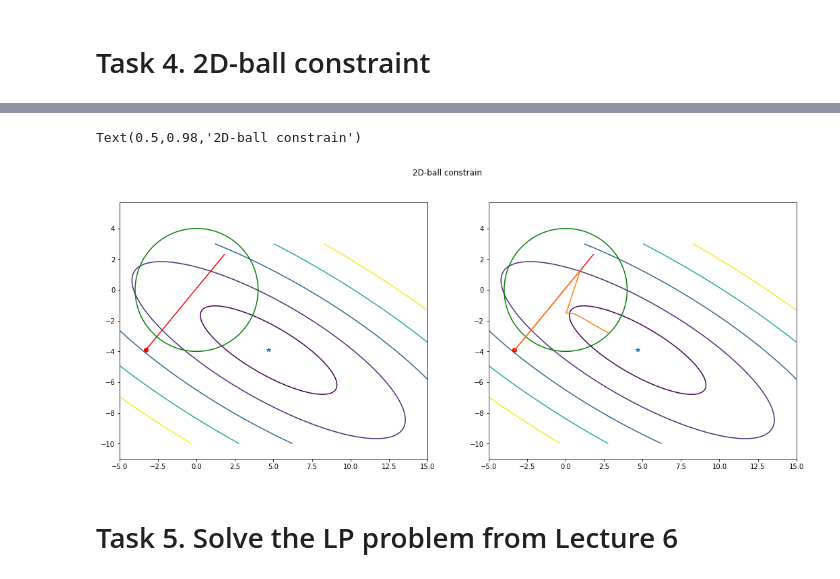
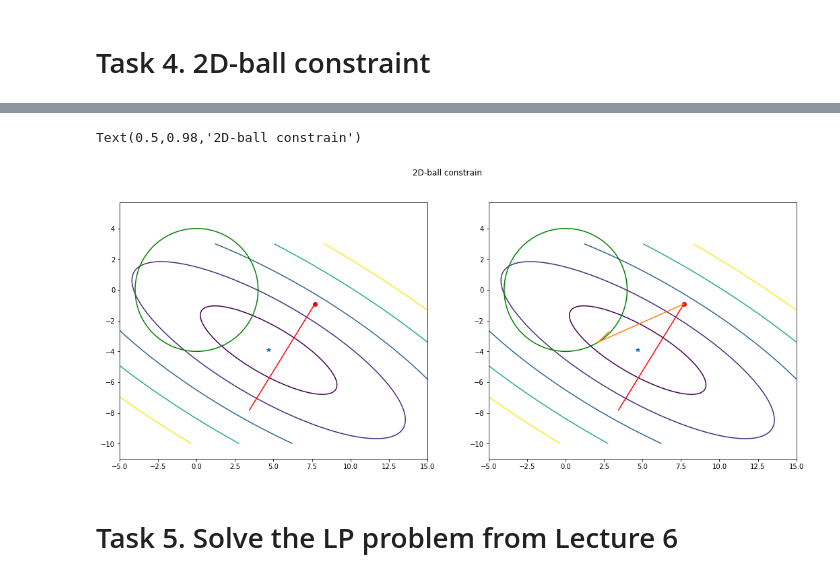
Before and after one commit to NightFantom/ConvexOptimization, a Jupyter notebook: Homework.ipynb, the cells around one changed output, grey strips where cells are left out. Drawn from its saved outputs; the diff is of its cells as text; code cells hidden in the pictures.

```diff
--- a/Homework.ipynb
+++ b/Homework.ipynb
@@ -25,15 +25,15 @@ class Descent:
     def project_func(self, point):
         return point
 
-    def calculate_lambda(self, point, gradient, Weight_matrix) -> int:
-        val = gradient(point)
-        abs_val = np.absolute(val)
-        numerator = abs_val.dot(abs_val)
-        denumerator = val.T.dot(2*Weight_matrix).dot(val)
+    def calculate_lambda(self, point, gradient, Weight_matrix, bias) -> int:
+        val_grad = gradient(point)
+        numerator = val_grad.dot(Weight_matrix.dot(point) + bias)
+        denumerator = val_grad.dot(Weight_matrix.dot(val_grad))
         return numerator / denumerator
 
 
-    def __call__(self, start_point, func, gradient, Weight_matrix, x_star):
+
+    def __call__(self, start_point, func, gradient, Weight_matrix, bias, x_star):
         current_point = start_point
         alfa = 0.1
         x_array = []
@@ -46,7 +46,7 @@ class Descent:
             f_k.append(current_func_val)
 
             p = self.find_p(gradient, current_point)
-            lamd = self.calculate_lambda(current_point, gradient, Weight_matrix)
+            lamd = self.calculate_lambda(current_point, gradient, Weight_matrix, bias)
             second_counter = 0
             while second_counter < 10:
                 second_counter +=1
@@ -98,7 +98,7 @@ class GradientDescentProject(GradientDescent):
         super().__init__()
         self.project_func = project_func
 
-    def calculate_lambda(self, point, gradient, Weight_matrix) -> int:
+    def calculate_lambda(self, point, gradient, Weight_matrix, bias) -> int:
         return 1 / (1 + self._step)
 # %%
 def quad(Q, b, x):
@@ -154,7 +154,7 @@ def init():
     X, Y = np.meshgrid(np.linspace(-5, 15, 400), np.linspace(-10, 3, 100))
     Z_quad = quad_2d_XY(Q, b, X, Y)
     x_star = -np.linalg.inv(Q).dot(b)
-    x_0 = x_star - [8, 0]
+    x_0 = x_star - [-3, -3]
     print(x_star)
     gamma = 0.6
     levels = quad(Q, b, x_star) + np.linspace(0, 10, 6)**2
@@ -379,7 +379,7 @@ project = CircleProjection(r)
 descent = GradientDescentProject(project)
 # run solver for two different initial conditions
 print("Run solver")
-alg_data = descent(x_0, lambda x : quad(Q, b, x), lambda x : quad_grad(Q, b, x), Q, x_star)
+alg_data = descent(x_0, lambda x : quad(Q, b, x), lambda x : quad_grad(Q, b, x), Q, b, x_star)
 x_data = np.array(alg_data['x_k'])
 axes[1].plot(x_data[:, 0], x_data[:, 1],)
 plt.suptitle("2D-ball constrain")
@@ -388,7 +388,7 @@ mu = 0.31224936468495423, L = 3.291112700725653
 [ 4.68399741 -3.91749557]
 Run solver
 Text(0.5,0.98,'2D-ball constrain')
-[figure, old version]
+[figure, new version]
 # %% [markdown]
 # Task 5.  Solve the LP problem from Lecture 6
 # %%
```
Also changed, not shown: parts of 5 cells of this notebook.
